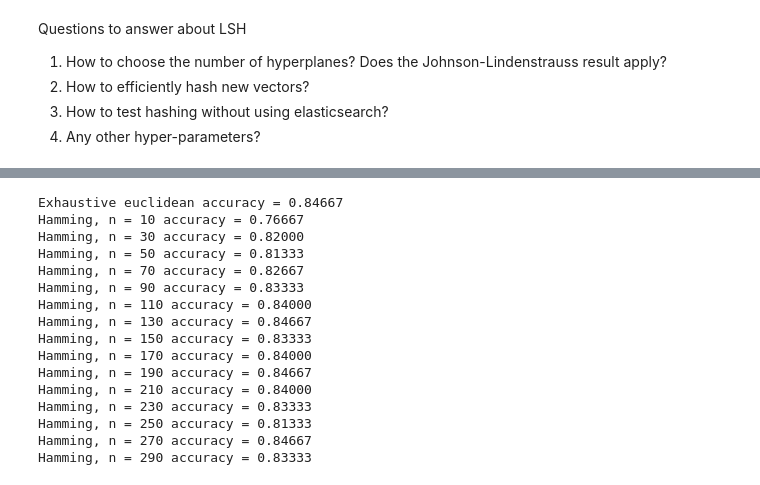
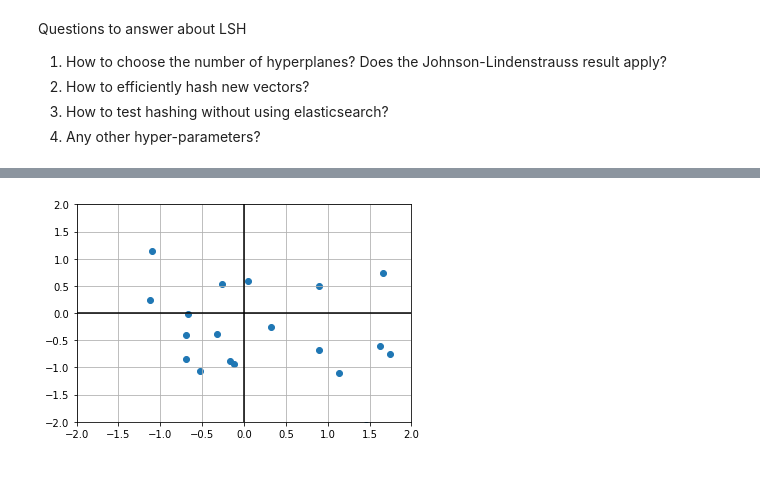
Before and after one commit to alexklibisz/elastik-nearest-neighbors, a Jupyter notebook: scratch/lsh-experiments/lsh-explore.ipynb, the cells around one changed output, grey strips where cells are left out. Saved outputs shown, nothing was run; the diff lists cells and outputs as text; code cells hidden in the pictures.

Commit message:
SCRATCH - LSH implementation working on imagenet vectors

```diff
--- a/scratch/lsh-experiments/lsh-explore.ipynb
+++ b/scratch/lsh-experiments/lsh-explore.ipynb
@@ -89,29 +26,12 @@ nbrs_H = knn.kneighbors(X_H, return_distance=False)
-# %%
-X_ = X - np.mean(X, axis=0)
-H = rng.choice(X_.ravel(), size=(2 * len(X_), 2))
-
-knnc = KNeighborsClassifier(metric='euclidean', algorithm='brute')
-print('Exhaustive euclidean accuracy = %.5lf' % accuracy_score(Y, knnc.fit(X, Y).predict(X)))
-
-for n in range(10, len(H) + 1, 20):
-    X_H = (X_.dot(H[:n].T) >= 0).astype(np.uint8)
-    knnc = KNeighborsClassifier(metric='hamming', algorithm='brute')
-    print('Hamming, n = %d accuracy = %.5lf' % (
-        n, accuracy_score(Y, knnc.fit(X_H, Y).predict(X_H))))
-# %% [output]
-Exhaustive euclidean accuracy = 0.84667
-Hamming, n = 10 accuracy = 0.76667
-Hamming, n = 30 accuracy = 0.82000
-Hamming, n = 50 accuracy = 0.81333
-Hamming, n = 70 accuracy = 0.82667
-Hamming, n = 90 accuracy = 0.83333
-Hamming, n = 110 accuracy = 0.84000
-Hamming, n = 130 accuracy = 0.84667
-Hamming, n = 150 accuracy = 0.83333
-Hamming, n = 170 accuracy = 0.84000
-Hamming, n = 190 accuracy = 0.84667
-Hamming, n = 210 accuracy = 0.84000
-Hamming, n = 230 accuracy = 0.83333
-Hamming, n = 250 accuracy = 0.81333
-Hamming, n = 270 accuracy = 0.84667
-Hamming, n = 290 accuracy = 0.83333
+# %%
+rng = np.random.RandomState(1)
+X = rng.normal(0, 1, size=(20, 2))
+plt.grid(True)
+plt.axvline(0, color='k')
+plt.axhline(0, color='k')
+plt.scatter(X[:, 0], X[:, 1])
+plt.ylim(-2, 2)
+plt.xlim(-2, 2)
+plt.show()
+# %% [output]
+[figure, added]
```
Also changed, not shown: parts of 9 cells of this notebook.
